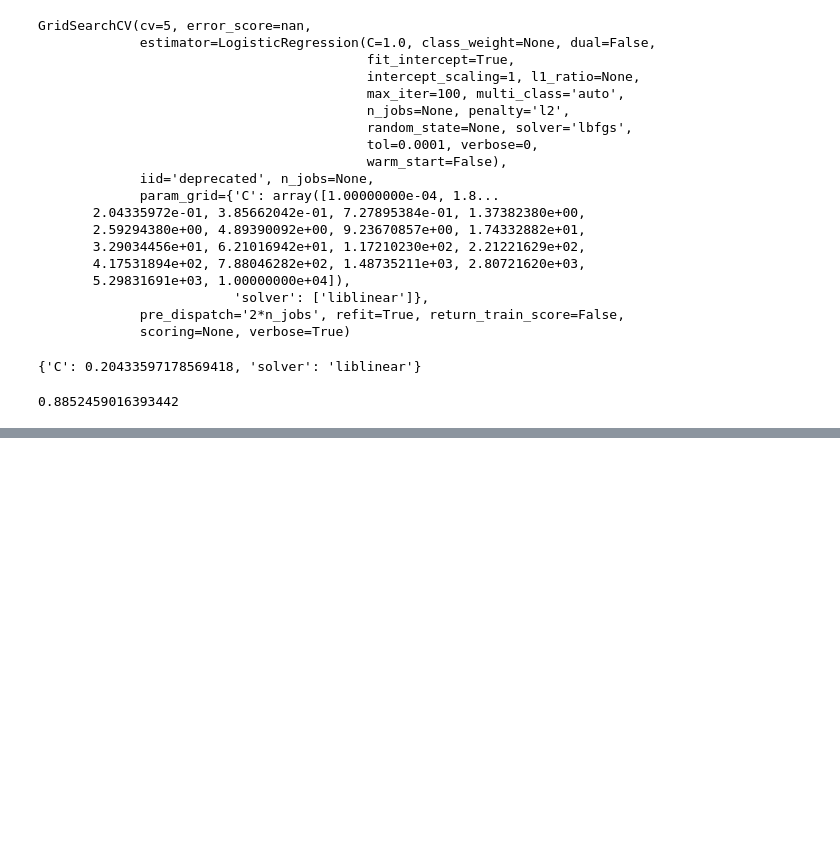
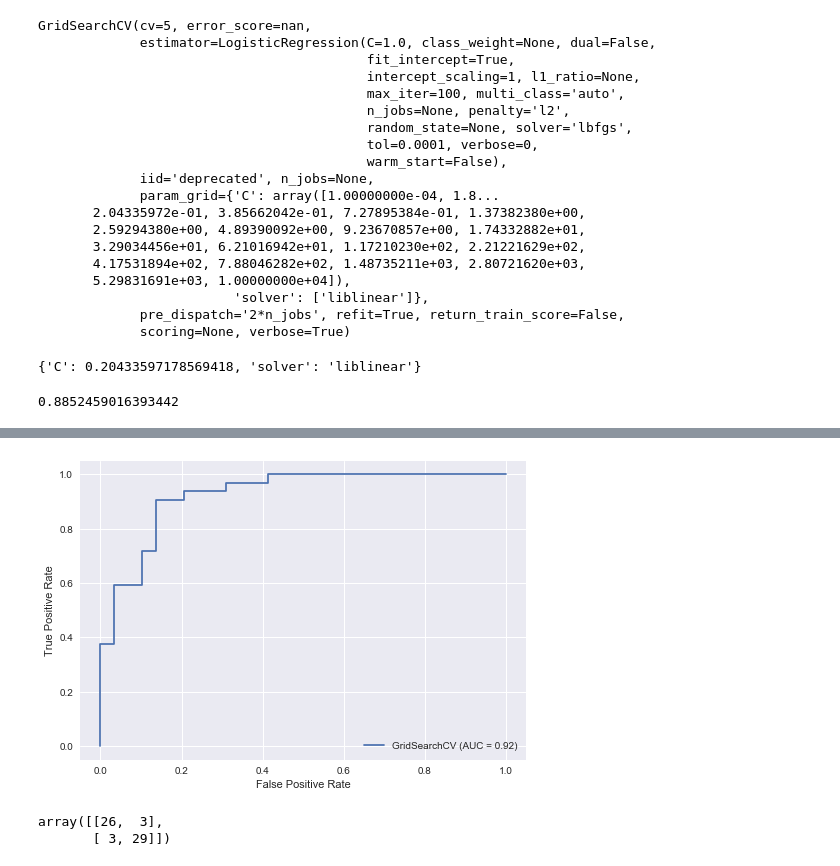
Before and after one commit to wolfdale229/projects, a Jupyter notebook: Milestone project 1 Heart Disease Classification.ipynb, the cells around one changed output, grey strips where cells are left out. Cells and saved outputs as stored; diff of their text form; code cells hidden in the pictures; blank space fills up the shorter version.

```diff
--- a/Milestone project 1 Heart Disease Classification.ipynb
+++ b/Milestone project 1 Heart Disease Classification.ipynb
@@ -648,0 +698,13 @@ gs_log_reg.score(X_test, y_test)
+# %%
+# plot Roc curve and calculate AUC metric using the plot_roc_curve
+plot_roc_curve(gs_log_reg, X_test, y_test)
+plt.show()
+# %% [output]
+[figure, added]
+# %%
+#confusion matrix and plot
+conf_mat = confusion_matrix(y_test, y_preds)
+conf_mat
+# %% [output]
+array([[26,  3],
+       [ 3, 29]])
```
Also changed, not shown: parts of 26 cells of this notebook.
